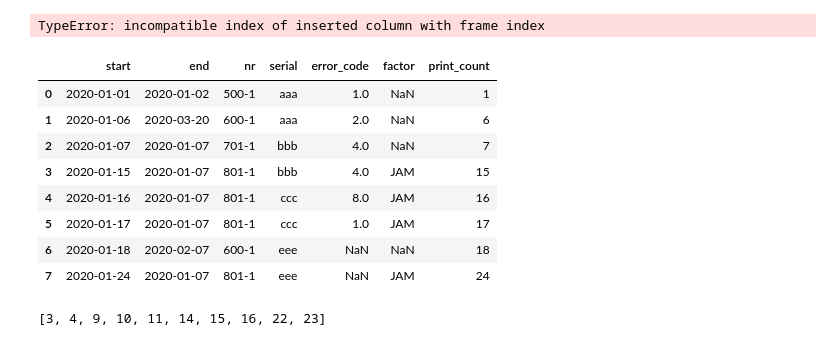
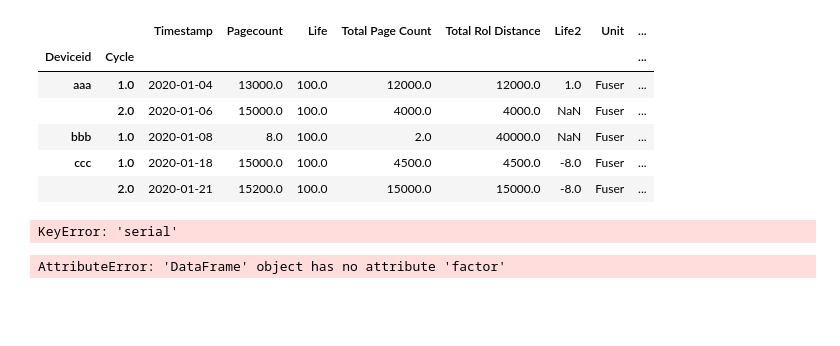
Before and after one commit to baronnavy/sample, a Jupyter notebook: sample.ipynb, the cells around one changed output. Saved outputs shown, nothing was run; the diff lists cells and outputs as text; code cells hidden in the pictures; blank space fills up the shorter version.

```diff
--- a/sample.ipynb
+++ b/sample.ipynb
@@ -119,9 +137,16 @@ df
 # %%
 df['Life2'] = df.Life.apply(lambda x : x if x<5 else np.nan)
 # %%
-df['Life3'] = df.groupby(['Deviceid','Cycle'])['Life2'].idxmax()
+df = df.sort_values(['Deviceid', 'Cycle']).reset_index(drop = True)
+df.groupby(['Deviceid','Cycle']).max()
 # %% [output]
-TypeError: incompatible index of inserted column with frame index
+|  |  | Timestamp | Pagecount | Life | Total Page Count | Total Rol Distance | Life2 | Unit | ... |
+| Deviceid | Cycle |  |  |  |  |  |  |  | ... |
+| aaa | 1.0 | 2020-01-04 | 13000.0 | 100.0 | 12000.0 | 12000.0 | 1.0 | Fuser | ... |
+|  | 2.0 | 2020-01-06 | 15000.0 | 100.0 | 4000.0 | 4000.0 | NaN | Fuser | ... |
+| bbb | 1.0 | 2020-01-08 | 8.0 | 100.0 | 2.0 | 40000.0 | NaN | Fuser | ... |
+| ccc | 1.0 | 2020-01-18 | 15000.0 | 100.0 | 4500.0 | 4500.0 | -8.0 | Fuser | ... |
+|  | 2.0 | 2020-01-21 | 15200.0 | 100.0 | 15000.0 | 15000.0 | -8.0 | Fuser | ... |
 # %%
 # df['Life_Low'] = df.Pagecount.apply(lambda x: 'Life_Low' if x<=1 else np.nan)
 # %%
@@ -144,21 +169,13 @@ df_serial = df_serial.sort_values(['serial','start'])
 df_serial = df_serial.reset_index(drop=True)
 df_serial
 # %% [output]
-|  | start | end | nr | serial | error_code | factor | print_count |
-| 0 | 2020-01-01 | 2020-01-02 | 500-1 | aaa | 1.0 | NaN | 1 |
-| 1 | 2020-01-06 | 2020-03-20 | 600-1 | aaa | 2.0 | NaN | 6 |
-| 2 | 2020-01-07 | 2020-01-07 | 701-1 | bbb | 4.0 | NaN | 7 |
-| 3 | 2020-01-15 | 2020-01-07 | 801-1 | bbb | 4.0 | JAM | 15 |
-| 4 | 2020-01-16 | 2020-01-07 | 801-1 | ccc | 8.0 | JAM | 16 |
-| 5 | 2020-01-17 | 2020-01-07 | 801-1 | ccc | 1.0 | JAM | 17 |
-| 6 | 2020-01-18 | 2020-02-07 | 600-1 | eee | NaN | NaN | 18 |
-| 7 | 2020-01-24 | 2020-01-07 | 801-1 | eee | NaN | JAM | 24 |
+KeyError: 'serial'
 # %%
 # エラー発生時のインデックスリストを作成
 index_list = df[~df.factor.isnull()].index.to_list()
 index_list
 # %% [output]
-[3, 4, 9, 10, 11, 14, 15, 16, 22, 23]
+AttributeError: 'DataFrame' object has no attribute 'factor'
 # %%
 # エラー発生前後50行のインデックスリストを作成
 index_max = len(df)
```
Also changed, not shown: parts of 7 cells of this notebook.
